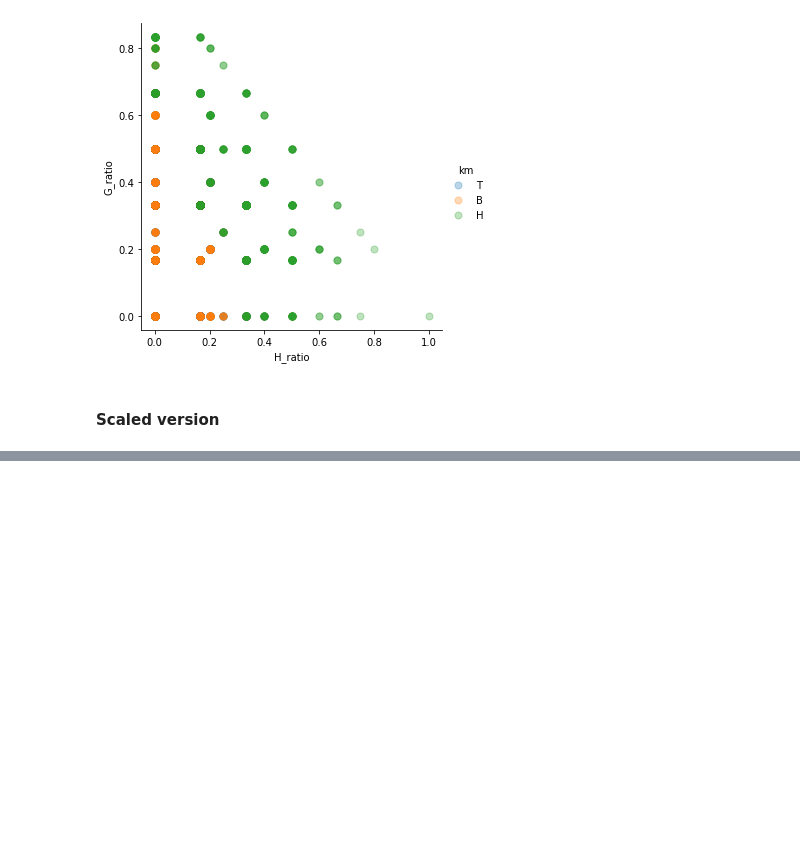
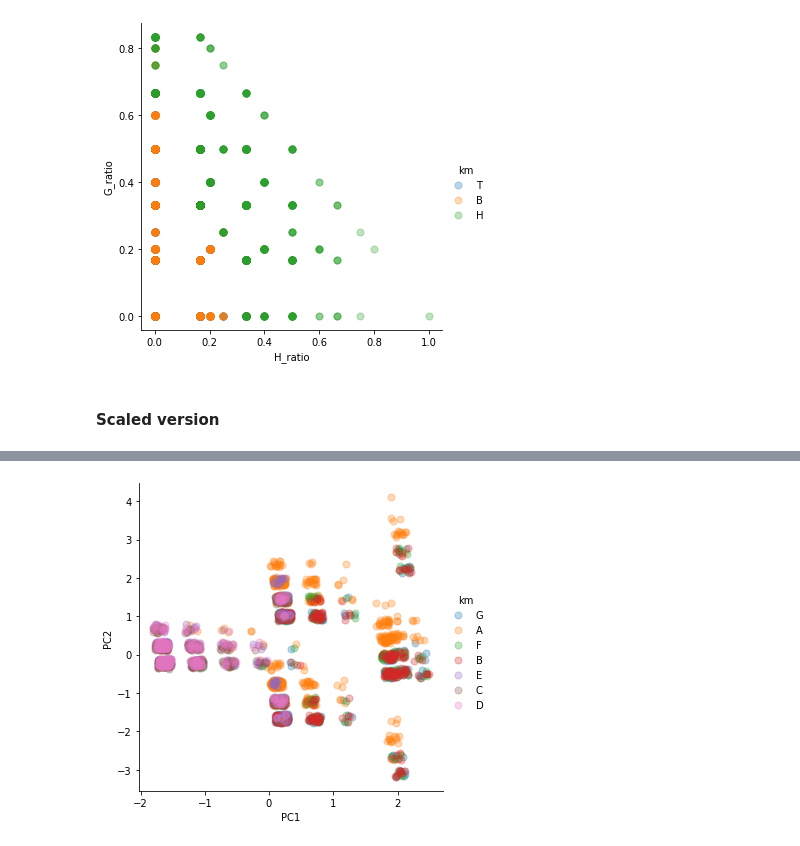
Before and after one commit to jinwoong-nam/clustering_hydrocarbon_radicals, a Jupyter notebook: main_clustering.ipynb, the cells around one changed output, grey strips where cells are left out. Drawn from its saved outputs; the diff is of its cells as text; code cells hidden in the pictures; blank space fills up the shorter version.

```diff
--- a/main_clustering.ipynb
+++ b/main_clustering.ipynb
@@ -378,0 +616,4 @@ df_clean.to_csv('3115_species_km.csv')
+# %%
+draw_pc_plot(df_ga_10_7, 'PC1', 'PC2', hue='km', jitter=True)
+# %% [output]
+[figure, added]
```
Also changed, not shown: parts of 57 cells of this notebook, 1 other file.
